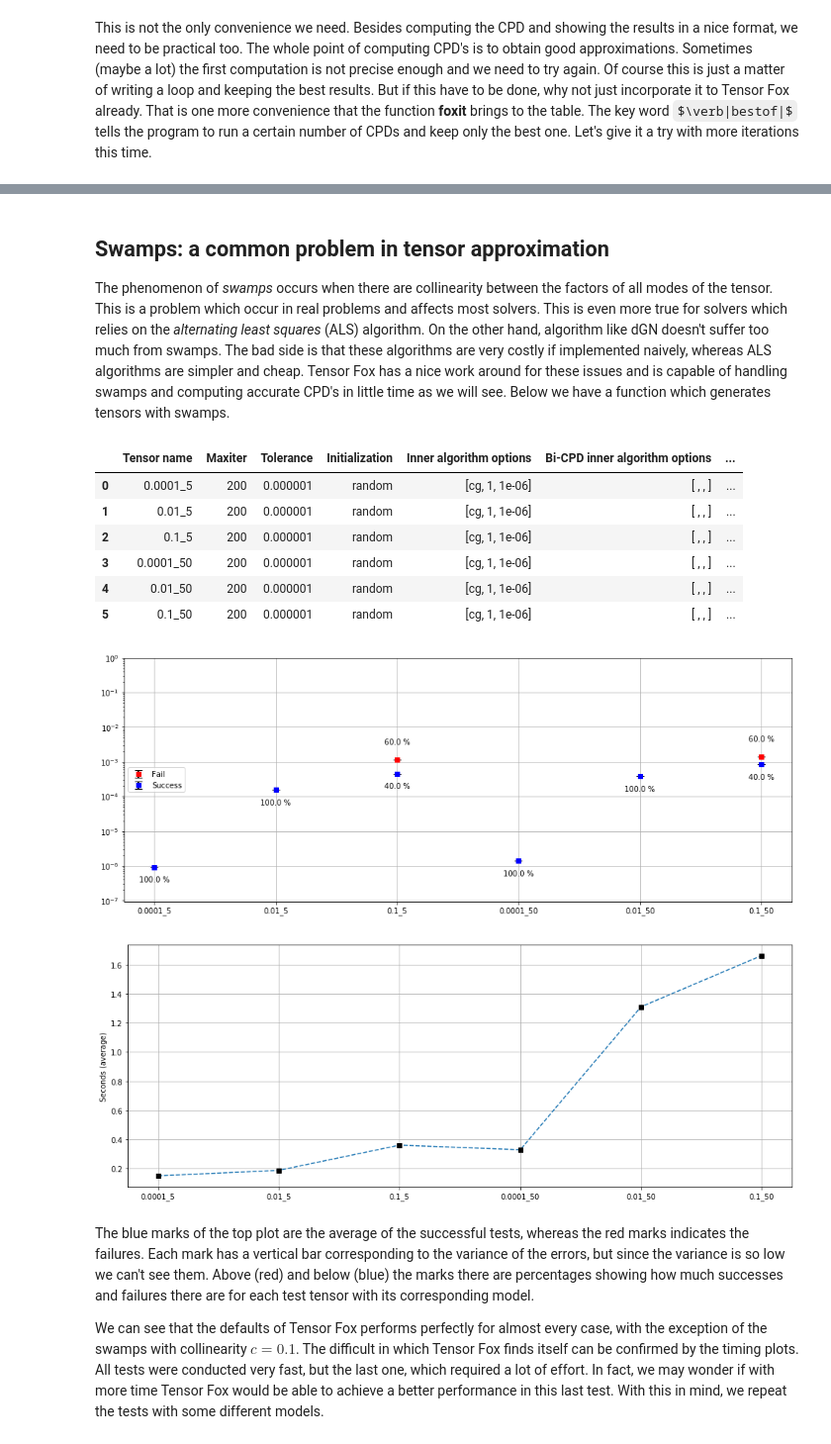
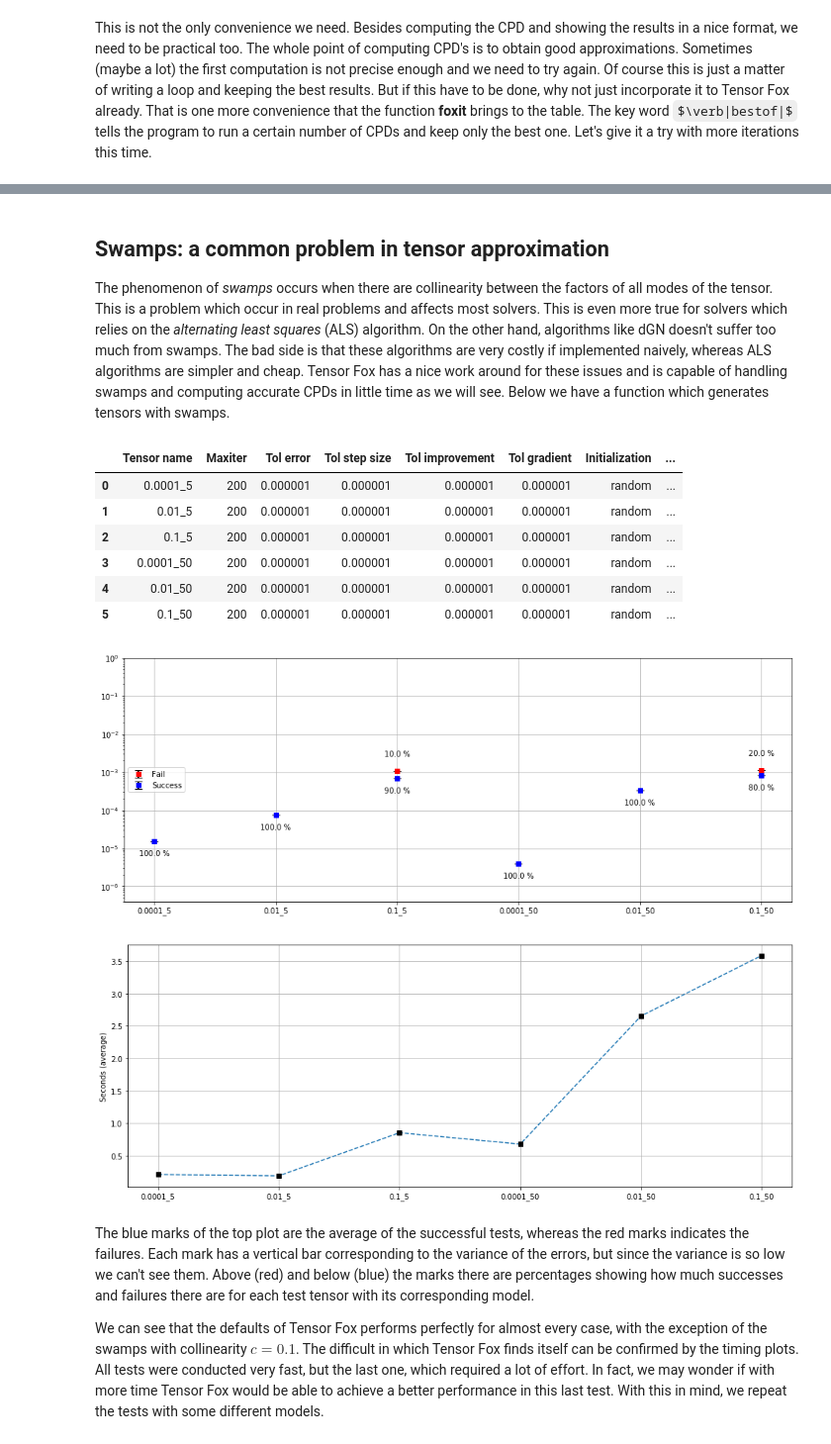
Before and after one commit to felipebottega/Tensor-Fox, a Jupyter notebook: tutorial/9-convenience_tools.ipynb, the cells around one changed output, grey strips where cells are left out. Shown at 99% size. Saved outputs shown, nothing was run; the diff lists cells and outputs as text; code cells hidden in the pictures; some formulas as TeX source.

Commit message:
More information in test_tensors display

```diff
--- a/tutorial/9-convenience_tools.ipynb
+++ b/tutorial/9-convenience_tools.ipynb
@@ -90,7 +90,7 @@ Now that we are familiar with the procedure, let's begin to making things more c
 # %% [markdown]
 ## Swamps: a common problem in tensor approximation
 
-The phenomenon of *swamps* occurs when there are collinearity between the factors of all modes of the tensor. This is a problem which occur in real problems and affects most solvers. This is even more true for solvers which relies on the *alternating least squares* (ALS) algorithm. On the other hand, algorithm like dGN doesn't suffer too much from swamps. The bad side is that these algorithms are very costly if implemented naively, whereas ALS algorithms are simpler and cheap. Tensor Fox has a nice work around for these issues and is capable of handling swamps and computing accurate CPD's in little time as we will see. Below we have a function which generates tensors with swamps.
+The phenomenon of *swamps* occurs when there are collinearity between the factors of all modes of the tensor. This is a problem which occur in real problems and affects most solvers. This is even more true for solvers which relies on the *alternating least squares* (ALS) algorithm. On the other hand, algorithms like dGN doesn't suffer too much from swamps. The bad side is that these algorithms are very costly if implemented naively, whereas ALS algorithms are simpler and cheap. Tensor Fox has a nice work around for these issues and is capable of handling swamps and computing accurate CPDs in little time as we will see. Below we have a function which generates tensors with swamps.
 # %%
 def swamp_gen(dims, R, c, var):
     """
@@ -179,20 +179,20 @@ tensors_list = [A1, A2, A3, A4, A5, A6]
 options_list = [False, False, False, False, False, False]
 # %%
 # Time to measure the performance of the defaults against swamps.
-trials = 20
+trials = 10
 display = True
 
 results = tfx.disp.test_tensors(tensors_list, options_list, trials, display)
 # %% [output]
-|  | Tensor name | Maxiter | Tolerance | Initialization | Inner algorithm options | Bi-CPD inner algorithm options | ... |
-| 0 | 0.0001_5 | 200 | 0.000001 | random | [cg, 1, 1e-06] | [ , , ] | ... |
-| 1 | 0.01_5 | 200 | 0.000001 | random | [cg, 1, 1e-06] | [ , , ] | ... |
-| 2 | 0.1_5 | 200 | 0.000001 | random | [cg, 1, 1e-06] | [ , , ] | ... |
-| 3 | 0.0001_50 | 200 | 0.000001 | random | [cg, 1, 1e-06] | [ , , ] | ... |
-| 4 | 0.01_50 | 200 | 0.000001 | random | [cg, 1, 1e-06] | [ , , ] | ... |
-| 5 | 0.1_50 | 200 | 0.000001 | random | [cg, 1, 1e-06] | [ , , ] | ... |
+|  | Tensor name | Maxiter | Tol error | Tol step size | Tol improvement | Tol gradient | Initialization | ... |
+| 0 | 0.0001_5 | 200 | 0.000001 | 0.000001 | 0.000001 | 0.000001 | random | ... |
+| 1 | 0.01_5 | 200 | 0.000001 | 0.000001 | 0.000001 | 0.000001 | random | ... |
+| 2 | 0.1_5 | 200 | 0.000001 | 0.000001 | 0.000001 | 0.000001 | random | ... |
+| 3 | 0.0001_50 | 200 | 0.000001 | 0.000001 | 0.000001 | 0.000001 | random | ... |
+| 4 | 0.01_50 | 200 | 0.000001 | 0.000001 | 0.000001 | 0.000001 | random | ... |
+| 5 | 0.1_50 | 200 | 0.000001 | 0.000001 | 0.000001 | 0.000001 | random | ... |
-[figure, old version]
+[figure, new version]
-[figure, old version]
+[figure, new version]
 # %% [markdown]
 The blue marks of the top plot are the average of the successful tests, whereas the red marks indicates the failures. Each mark has a vertical bar corresponding to the variance of the errors, but since the variance is so low we can't see them. Above (red) and below (blue) the marks there are percentages showing how much successes and failures there are for each test tensor with its corresponding model.
 
```
Also changed, not shown: parts of 4 cells of this notebook.
